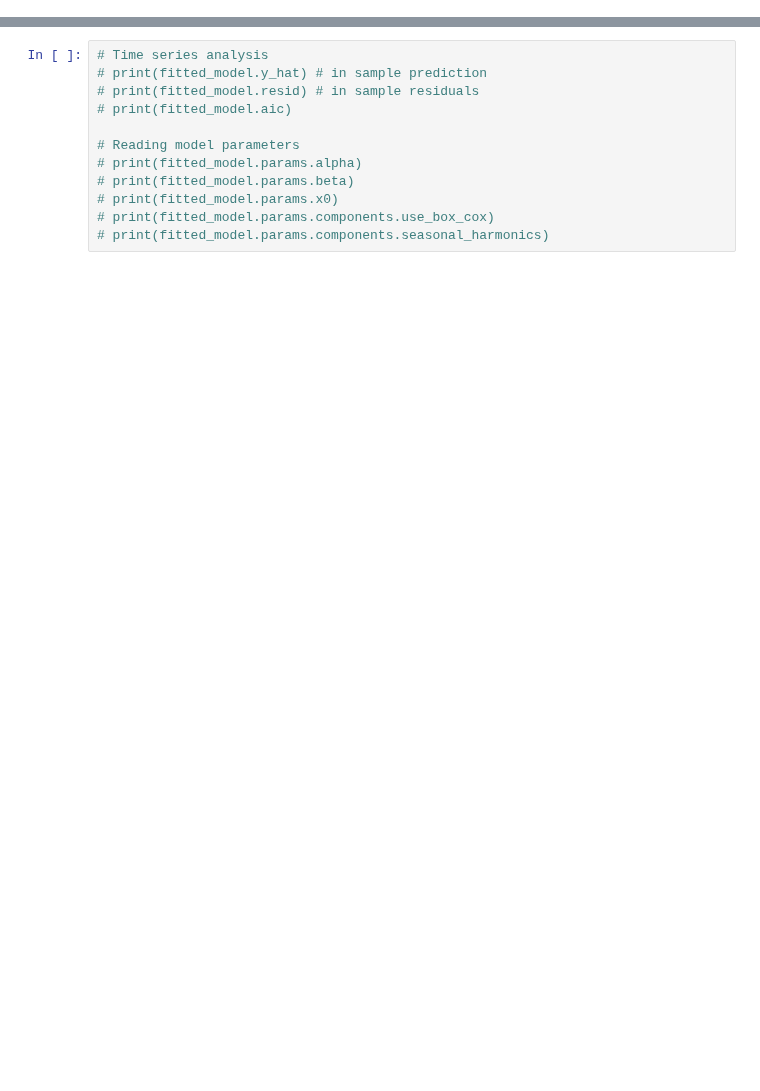
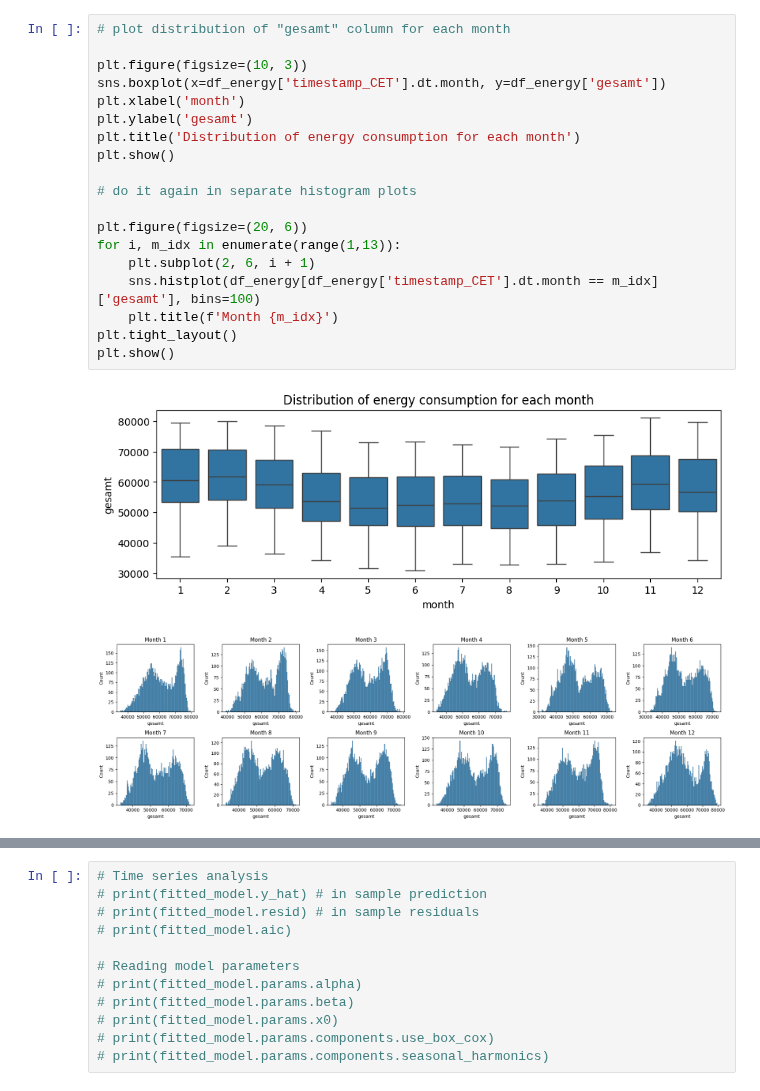
Before and after one commit to hikotei/2023_11-PTSFC, a Jupyter notebook: 2023_12_20 tbats holiday dummy.ipynb, the cells around one changed output, grey strips where cells are left out. Drawn from its saved outputs; the diff is of its cells as text; blank space fills up the shorter version.

```diff
--- a/2023_12_20 tbats holiday dummy.ipynb
+++ b/2023_12_20 tbats holiday dummy.ipynb
@@ -44,0 +77,22 @@ None
+# %%
+# plot distribution of "gesamt" column for each month
+
+plt.figure(figsize=(10, 3))
+sns.boxplot(x=df_energy['timestamp_CET'].dt.month, y=df_energy['gesamt'])
+plt.xlabel('month')
+plt.ylabel('gesamt')
+plt.title('Distribution of energy consumption for each month')
+plt.show()
+
+# do it again in separate histogram plots
+
+plt.figure(figsize=(20, 6))
+for i, m_idx in enumerate(range(1,13)):
+    plt.subplot(2, 6, i + 1)
+    sns.histplot(df_energy[df_energy['timestamp_CET'].dt.month == m_idx]['gesamt'], bins=100)
+    plt.title(f'Month {m_idx}')
+plt.tight_layout()
+plt.show()
+# %% [output]
+[figure, added]
+[figure, added]
```
Also changed, not shown: parts of 30 cells of this notebook, 28 other files.
